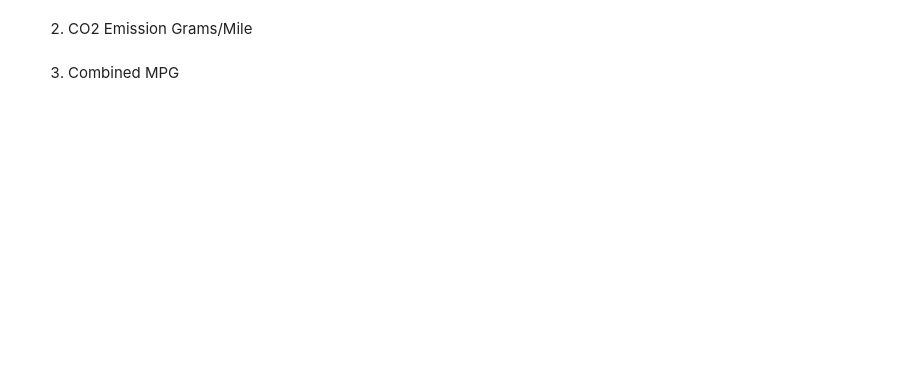
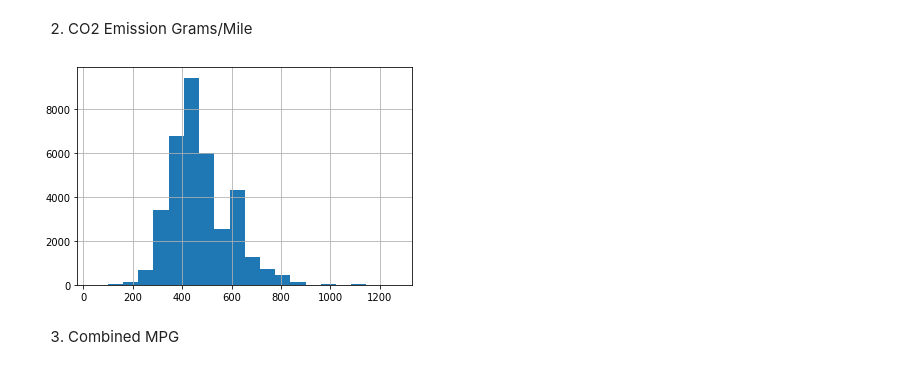
Before and after one commit to ta-data-mexpt/lab-continuous-probability-distribution, a Jupyter notebook: your-code/main.ipynb, the cells around one changed output. Cells and saved outputs as stored; diff of their text form; code cells hidden in the pictures; blank space fills up the shorter version.

```diff
--- a/your-code/main.ipynb
+++ b/your-code/main.ipynb
@@ -113,2 +125,6 @@ Then plot the histograms for the following variables:
+# %%
+data["CO2 Emission Grams/Mile"].hist(bins=20);
+# %% [output]
+[figure, added]
 # %% [markdown]
 3. Combined MPG
```
Also changed, not shown: parts of 19 cells of this notebook.
